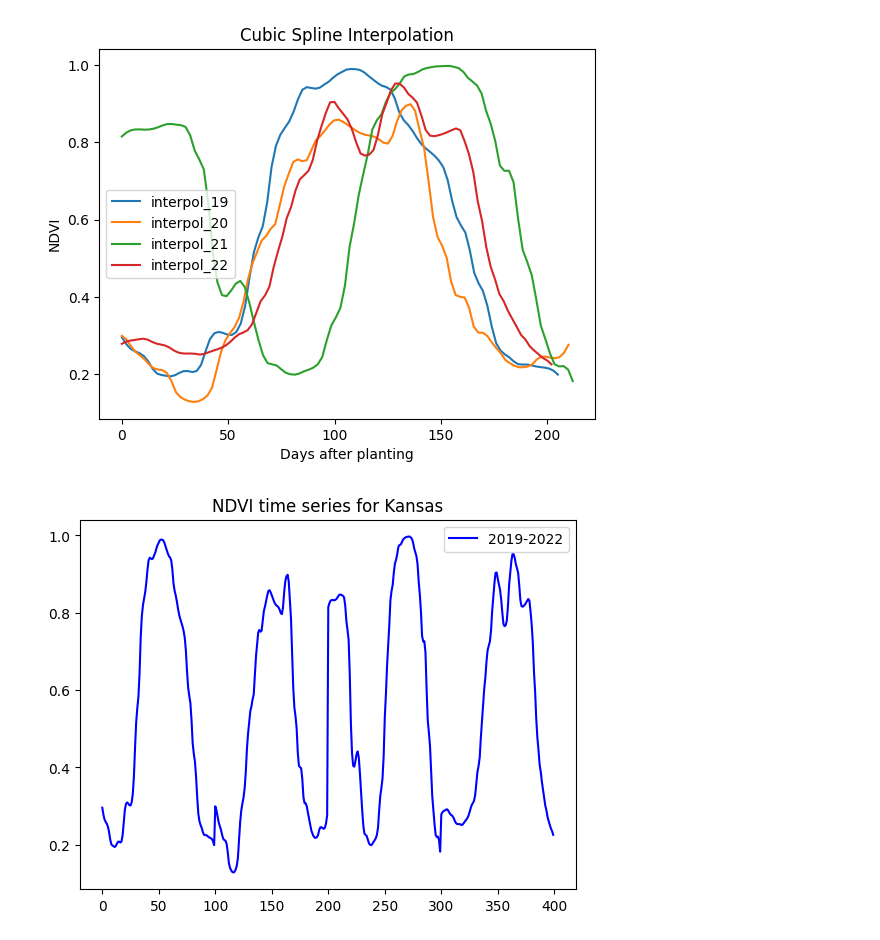
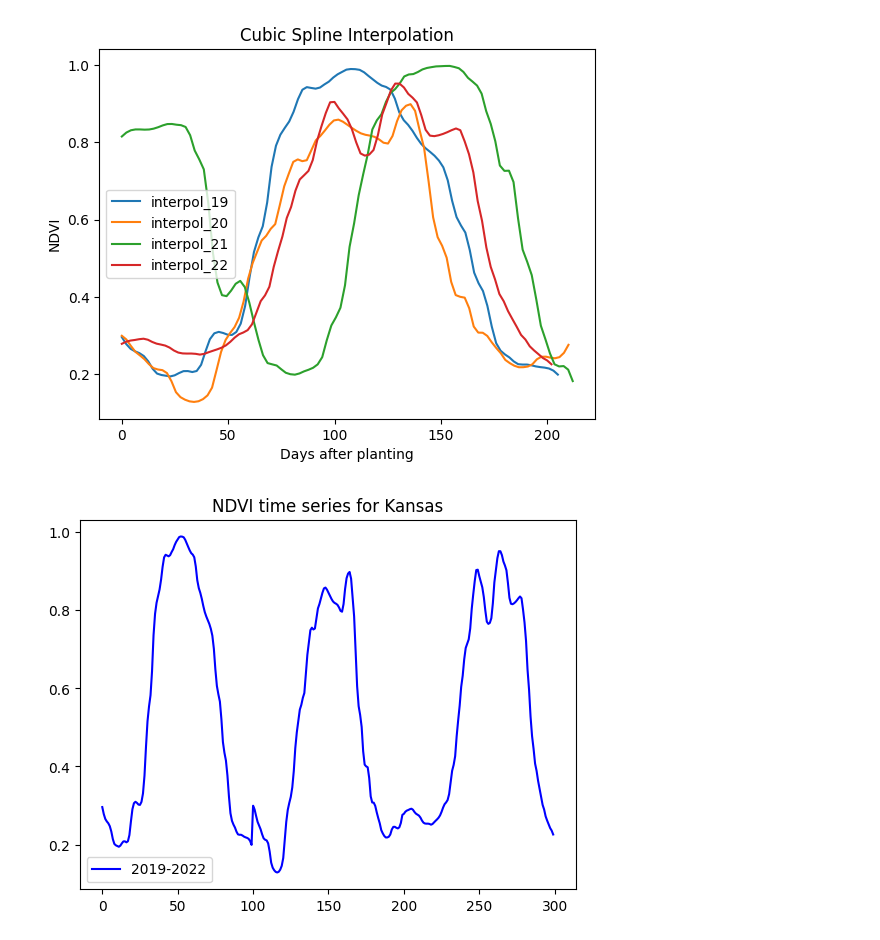
Before and after one commit to AguilarAngel9/Plant-Growth-Cycle-based-on-geospatial-data, a Jupyter notebook: Models/lstmNetwork.ipynb, the cells around one changed output. Drawn from its saved outputs; the diff is of its cells as text; code cells hidden in the pictures.

```diff
--- a/Models/lstmNetwork.ipynb
+++ b/Models/lstmNetwork.ipynb
@@ -10,13 +13,0 @@ import utils
-# %%
-# TODO: Changes these values for parameters on a database.
-BASE_DIR = '/home/aargaez/Downloads/Plant-Growth-Cycle-based-on-geospatial-data/DataExtraction/kansasData'
-bands =  ['B4','B3','B2','B8']
-
-# Dictionaries of the images.
-images_kansas = utils.load_landsat_image(BASE_DIR, bands)
-# Get the days after plant and the dates.
-days_kansas, dates_kansas, hours_kansas = utils.images_time_info(images_kansas.keys(), initial_date = date(2019, 4, 1))
-# Calculate the NDVI series over the crops.
-ndvi_series_kansas = utils.generate_ndvi_time_series(images_kansas)
-# Apply a Whittaker Smooth filter.
-ndvi_smooth_kansas = whittaker_smooth(np.array(ndvi_series_kansas), lmbd=10)
@@ -112,12 +82,14 @@ plt.show()
 # %% [output]
 [figure]
 # %%
-x = np.concatenate((x_19, x_20, x_21, x_22), axis=0)
-y = np.concatenate((y_19, y_20, y_21, y_22), axis=0)
+x = np.concatenate((x_19, x_20, x_22), axis=0)
+y = np.concatenate((y_19, y_20, y_22), axis=0)
+# Generate the time-window in days after planting.
+time = [i for i in range(len(y))]
 # %%
 plt.title('NDVI time series for Kansas')
-plt.plot([i for i in range(len(y))], y, 'b', label='2019-2022')
+plt.plot(time, y, 'b', label='2019-2022')
 plt.legend()
 plt.show()
 # %% [output]
-[figure, old version]
+[figure, new version]
```
Also changed, not shown: parts of 9 cells of this notebook.
